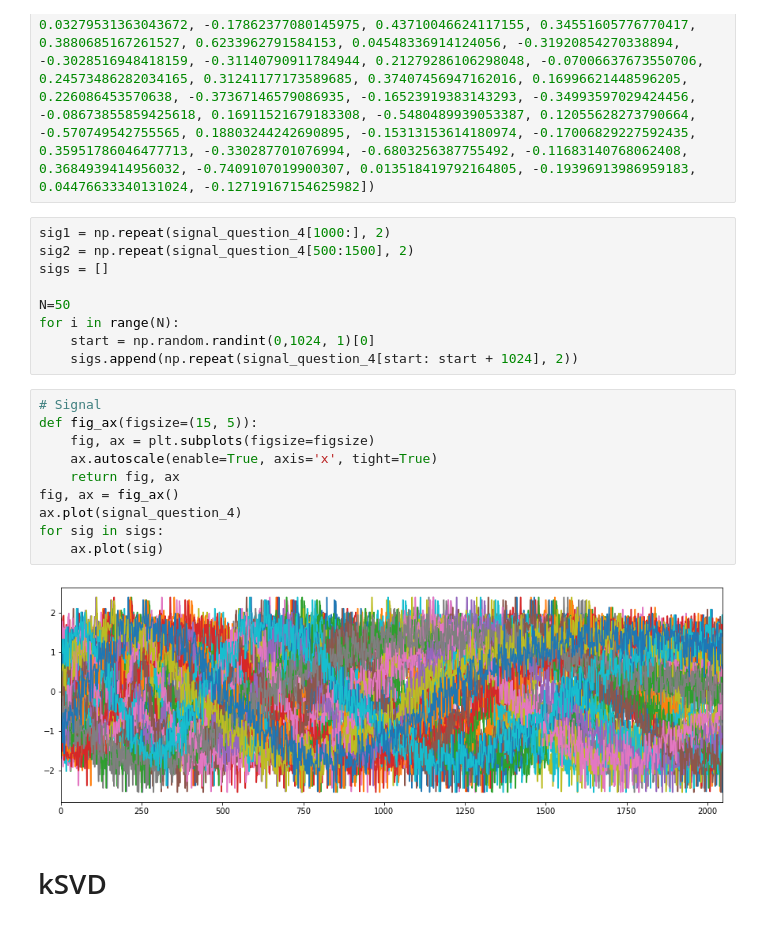
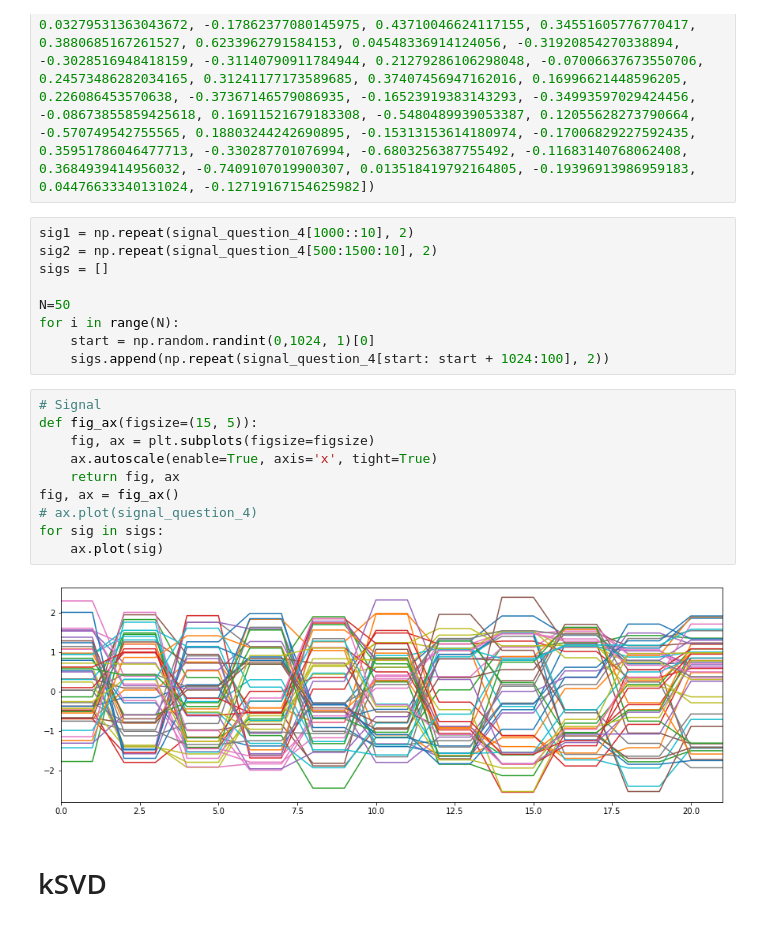
Before and after one commit to paplessix/TWI-kSVD, a Jupyter notebook: use_case/use_case.ipynb, the cells around one changed output. Saved outputs shown, nothing was run; the diff lists cells and outputs as text.

```diff
--- a/use_case/use_case.ipynb
+++ b/use_case/use_case.ipynb
@@ -6,24 +6,24 @@ signal_question_4 = np.array([-0.4660063139418452, 0.15203881196316202, 0.158199
 # %%
-sig1 = np.repeat(signal_question_4[1000:], 2)
-sig2 = np.repeat(signal_question_4[500:1500], 2)
+sig1 = np.repeat(signal_question_4[1000::10], 2)
+sig2 = np.repeat(signal_question_4[500:1500:10], 2)
 sigs = []
 
 N=50
 for i in range(N):
     start = np.random.randint(0,1024, 1)[0]
-    sigs.append(np.repeat(signal_question_4[start: start + 1024], 2))
+    sigs.append(np.repeat(signal_question_4[start: start + 1024:100], 2))
 # %%
 # Signal
 def fig_ax(figsize=(15, 5)):
     fig, ax = plt.subplots(figsize=figsize)
     ax.autoscale(enable=True, axis='x', tight=True)
     return fig, ax
 fig, ax = fig_ax()
-ax.plot(signal_question_4)
+# ax.plot(signal_question_4)
 for sig in sigs:
     ax.plot(sig)
 # %% [output]
-[figure, old version]
+[figure, new version]
 # %% [markdown]
 # kSVD
 # %%
```
Also changed, not shown: parts of 6 cells of this notebook, 2 other files.
